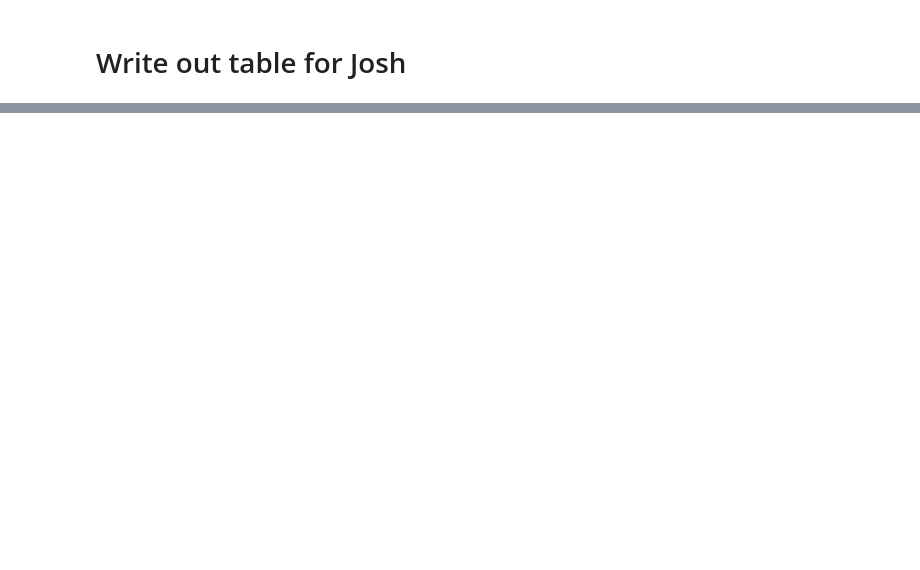
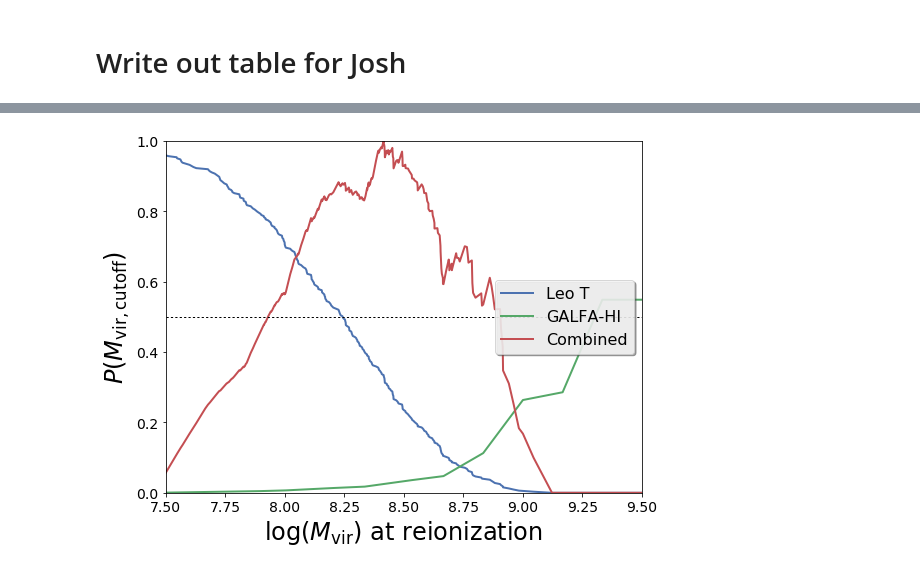
Before and after one commit to eteq/galvis, a Jupyter notebook: UpID ever experiments.ipynb, the cells around one changed output, grey strips where cells are left out. Saved outputs shown, nothing was run; the diff lists cells and outputs as text; code cells hidden in the pictures; blank space fills up the shorter version.

```diff
--- a/UpID ever experiments.ipynb
+++ b/UpID ever experiments.ipynb
@@ -232,0 +310,38 @@ hl.writeto('data_for_venn_diagram_sorted_smalltolarge.fits.gz', clobber=True)
+# %%
+leot_cdfx = np.sort(lmnear6[np.isfinite(lmnear6)])
+leot_cdfy = np.linspace(1, 0, len(lmnear6))
+
+#plt.plot(leot_cdfx, leot_cdfy)
+#plt.plot(lmclose, 10**pclose)
+
+combined_x = np.sort(np.concatenate((leot_cdfx, lmclose)))
+
+leot_cdf_combined = np.interp(combined_x, leot_cdfx, leot_cdfy)
+cutoff_cdf_combined = np.interp(combined_x, lmclose, 10**pclose)
+both_cdfs_combined = leot_cdf_combined*cutoff_cdf_combined
+both_cdfs_combined /= np.max(both_cdfs_combined)
+# %%
+plt.figure(figsize=(8,6))
+
+combined_x = np.sort(np.concatenate((leot_cdfx, lmclose)))
+
+leot_cdf_combined = np.interp(combined_x, leot_cdfx, leot_cdfy)
+cutoff_cdf_combined = np.interp(combined_x, lmclose, 10**pclose)
+both_cdfs_combined = leot_cdf_combined*cutoff_cdf_combined
+both_cdfs_combined /= np.max(both_cdfs_combined)
+
+plt.plot(combined_x, leot_cdf_combined, lw=2, label='Leo T')
+plt.plot(combined_x, cutoff_cdf_combined, lw=2, label='GALFA-HI')
+plt.plot(combined_x, both_cdfs_combined, lw=2, label='Combined')
+plt.axhline(.5, ls=':', lw=1, c='k')
+
+plt.xlim(7.5, 9.5)
+plt.ylim(0, 1.0)
+
+plt.xlabel(r'$\log(M_{\rm vir})$ at reionization', fontsize=24)
+plt.ylabel(r'$P(M_{\rm vir, cutoff})$', fontsize=24)
+plt.legend(loc='center right', fontsize=16, shadow=True)
+plt.tight_layout()
+plt.savefig('paper/leot_galfa_combo_notever.eps')
+# %% [output]
+[figure, added]
```
Also changed, not shown: parts of 10 cells of this notebook, 2 other files.
